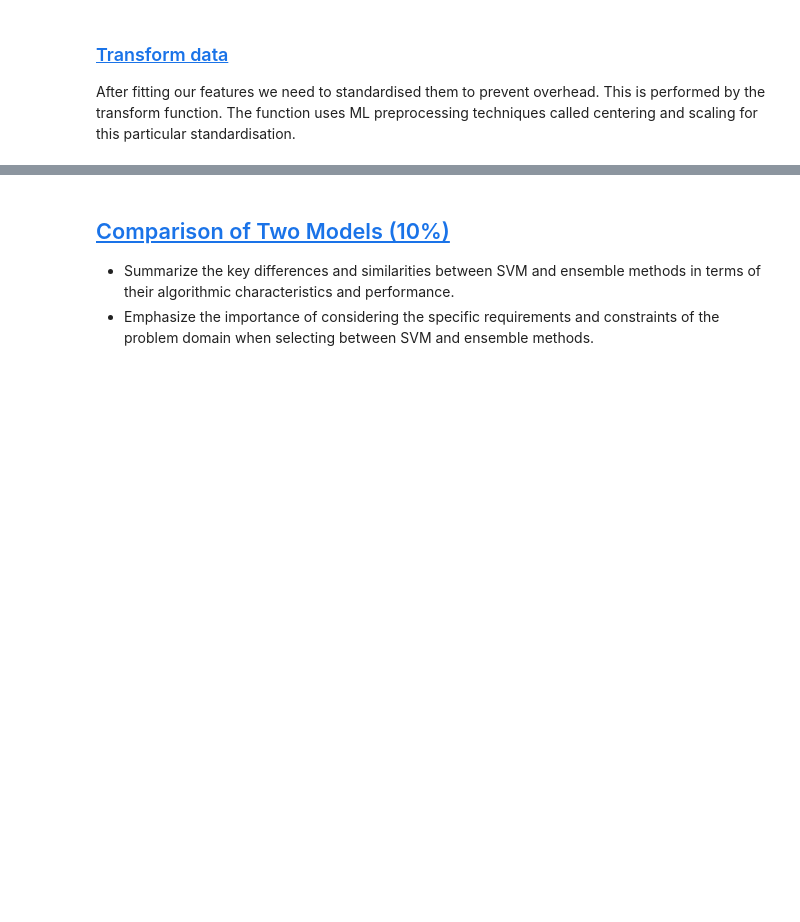
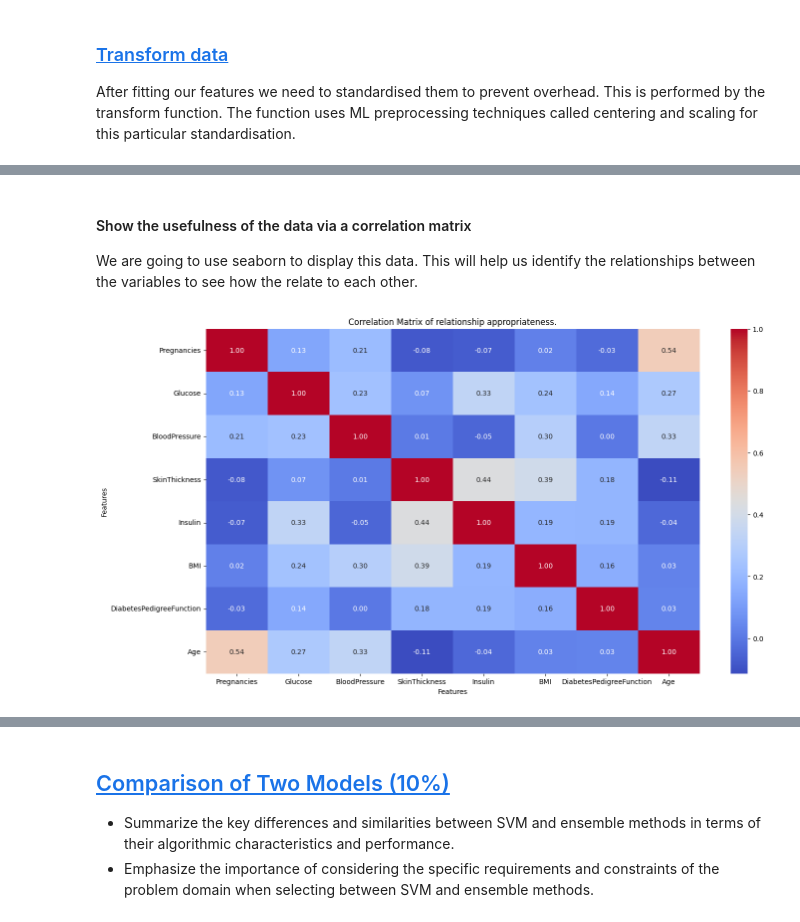
Before and after one commit to xLightless/uni-machine-learning, a Jupyter notebook: uni-machine-learning/Individual Assignment/main.ipynb, the cells around one changed output, grey strips where cells are left out. Drawn from its saved outputs; the diff is of its cells as text; code cells hidden in the pictures; blank space fills up the shorter version.

```diff
--- a/uni-machine-learning/Individual Assignment/main.ipynb
+++ b/uni-machine-learning/Individual Assignment/main.ipynb
@@ -359,0 +241,20 @@ Additionally, to display all the results we can use a library called seaborn to
+# %% [markdown]
+#### Show the usefulness of the data via a correlation matrix
+We are going to use seaborn to display this data. This will help us identify the relationships between the variables to see how the relate to each other.
+# %%
+# Create a correlation matrix and display it
+correlation_matrix = X_features.corr()
+plt.figure(figsize=(16, 9))
+sns.heatmap(
+    correlation_matrix,
+    annot=True,
+    cmap="coolwarm",
+    fmt=".2f" # Floating points
+)
+
+plt.title("Correlation Matrix of relationship appropriateness.")
+plt.ylabel("Features")
+plt.xlabel("Features")
+plt.show()
+# %% [output]
+[figure, added]
```
Also changed, not shown: parts of 58 cells of this notebook, 1 other file.
